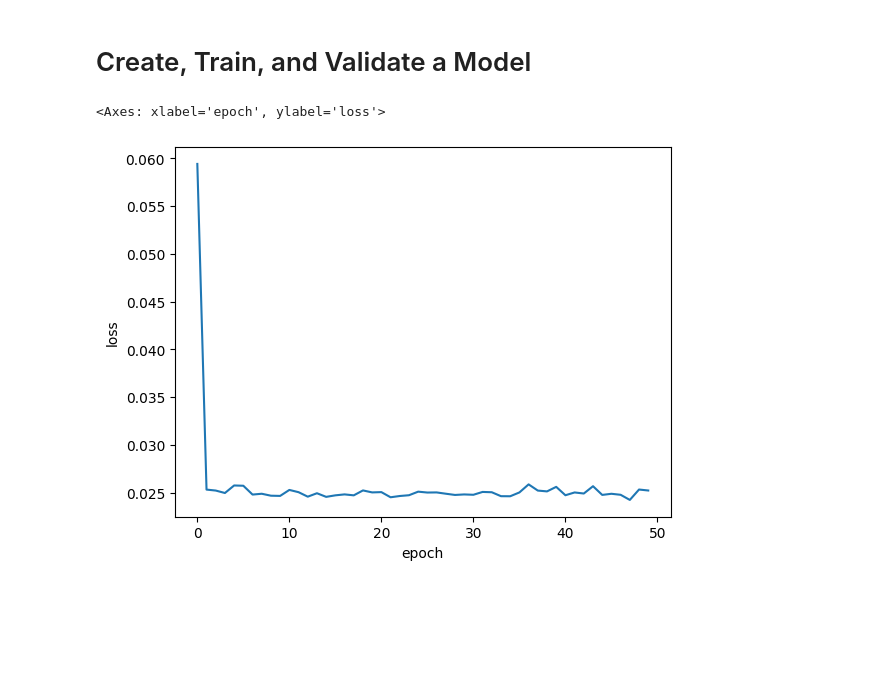
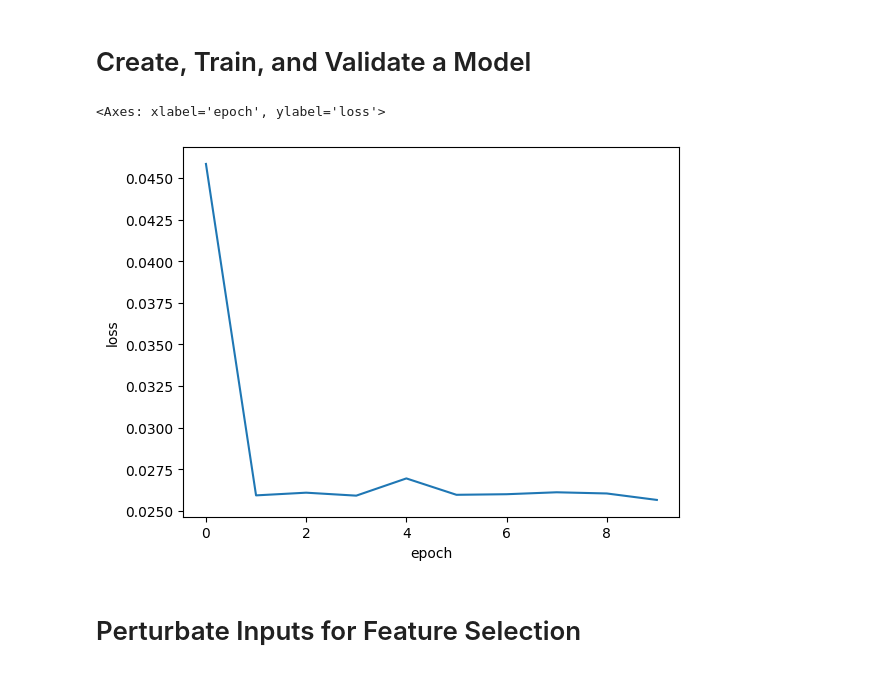
Before and after one commit to massung/ml-playground, a Jupyter notebook: stocks.ipynb, the cells around one changed output. Cells and saved outputs as stored; diff of their text form; code cells hidden in the pictures; blank space fills up the shorter version.

```diff
--- a/stocks.ipynb
+++ b/stocks.ipynb
@@ -194,12 +194,12 @@ def get_batches(dataset, stock, window_size=10, batch_size=5):
 # Create a Model and Run Test Batch
 # %%
 # create a dummy model to validate batches
-model = StockModel(stock_list, target=stock_list[0], window_size=10)
+model = StockModel(stock_list, target=stock_list[0], window_size=3)
 
 # create a test batch and run it through to confirm shapes
 (test_inputs, test_prediction) = next(get_batches(training_dataset, model.stock, model.window_size, 5))
 
-# ensure the inputs are the correct shape: (batch_size, window_size, num_stocks)
+# ensure the inputs are the correct shape: (batch_size, window_size, num_stocks-1)
 assert test_inputs.shape == (5, model.window_size, len(stock_list)), f'Input shape {test_inputs.shape} wrong!'
 
 # run the input through the model
@@ -261,11 +261,13 @@ def train(model, num_epochs, batch_size):
 # %% [markdown]
 # Create, Train, and Validate a Model
 # %%
-model = StockModel(stock_list, 'F', window_size=10)
+model = StockModel(stock_list, 'F', window_size=3)
 model = model.to(device)
 # %%
 # train the model
-train(model, num_epochs=50, batch_size=5)
+train(model, num_epochs=10, batch_size=5)
 # %% [output]
 <Axes: xlabel='epoch', ylabel='loss'>
-[figure, old version]
+[figure, new version]
+# %% [markdown]
+# Perturbate Inputs for Feature Selection
```
Also changed, not shown: parts of 2 cells of this notebook, 1 other file.
